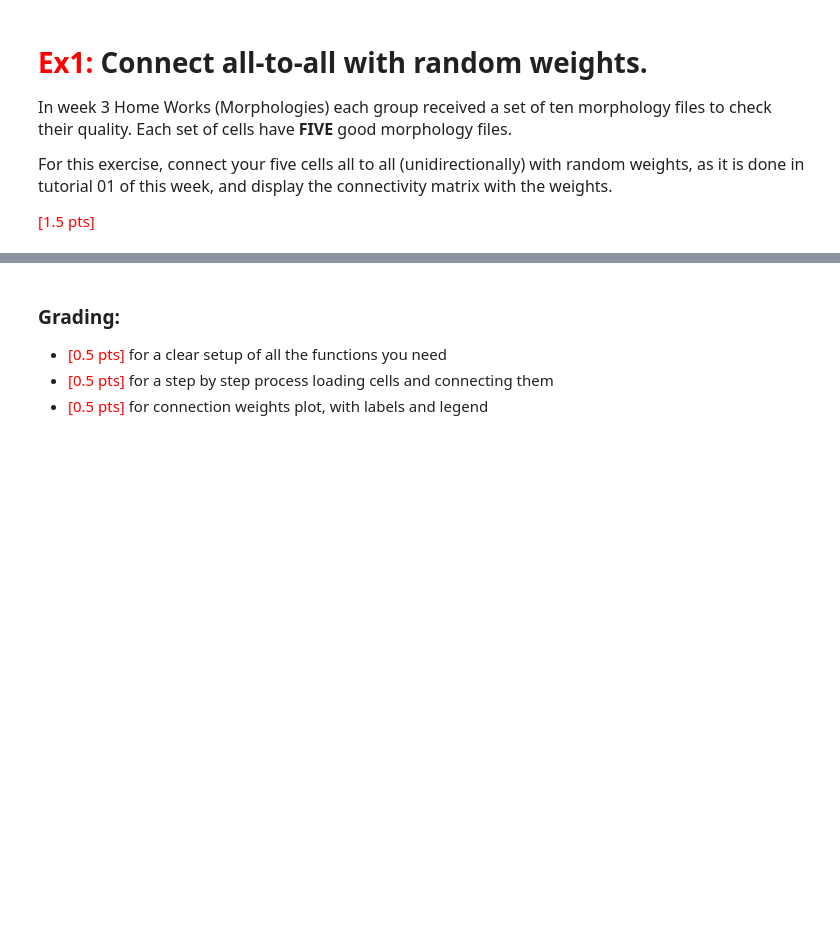
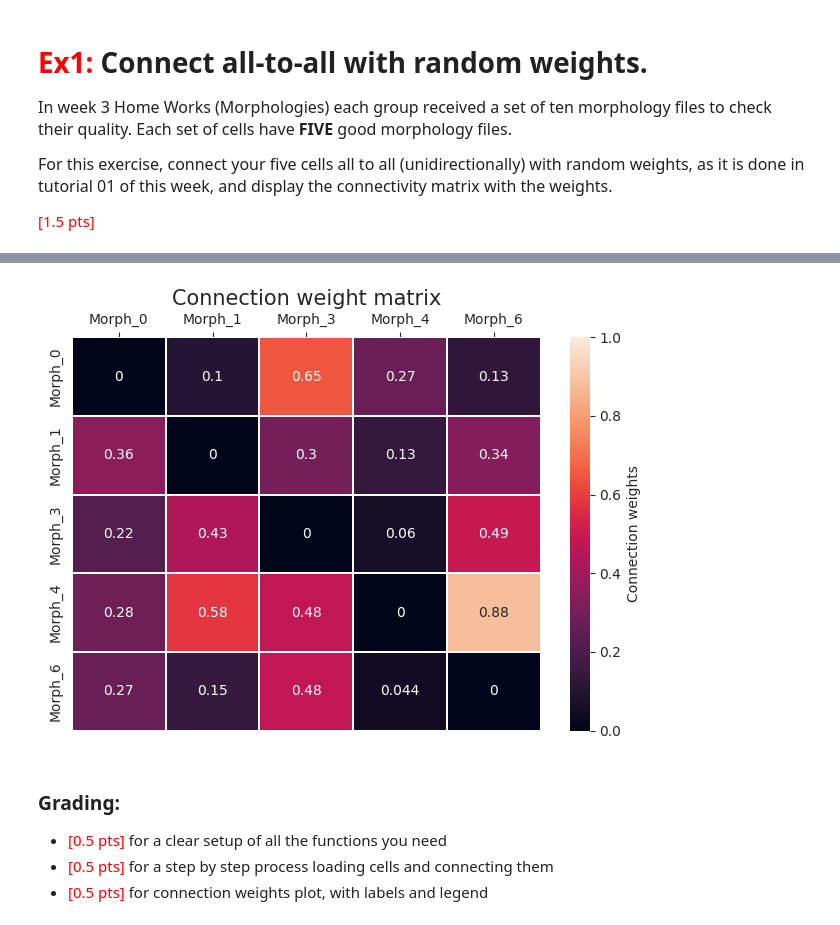
Before and after one commit to ejayromero/biophysics-NX-450, a Jupyter notebook: Week_7/Week7_HomeWork.ipynb, the cells around one changed output, grey strips where cells are left out. Saved outputs shown, nothing was run; the diff lists cells and outputs as text; code cells hidden in the pictures; blank space fills up the shorter version.

```diff
--- a/Week_7/Week7_HomeWork.ipynb
+++ b/Week_7/Week7_HomeWork.ipynb
@@ -17,0 +109,3 @@
+# %%
+for c in cells:
+    print('%s: %d basal sections, %d soma sections and %d axon senctions' % (c.name,len(c.dend), len(c.soma), len(c.axon)))
@@ -17,0 +120,7 @@
+# %%
+# returns NxN matrix of random weights in [0,1) with zero diagonal
+def random_weights(n):
+    rng = np.random.default_rng()
+    weights = rng.random((n,n))
+    np.fill_diagonal(weights,0.0)
+    return weights
@@ -17,0 +168,4 @@
+# %%
+# connecting all 5 cells
+weight_matrix = random_weights(5)
+connect_all(cells, weight_matrix)
@@ -18,3 +233,34 @@
+# %%
+def plot_heatmap(weight_mat, cell_lab):
+    """
+    Create a heatmap from a pandas DataFrame.
+
+    Parameters
+    ----------
+    weight_mat
+        A 2D numpy array of shape (N, M).
+    cell_lab
+        A list or array of length N with the cell labels
+
+    """
+    df = pd.DataFrame(weight_mat, columns= cell_lab, index= cell_lab)
+
+    plt.figure()
+    ax = sns.heatmap(df, annot=True, linewidths=0.1, vmax=1)
+    ax.xaxis.tick_top()
+    ax.set_title("Connection weight matrix", fontsize = 15)
+    ax.collections[0].colorbar.set_label("Connection weights")
+    plt.tight_layout()
+    plt.show()
+# %%
+cell_label = []
+for c in cells:
+    cell_label.append(c.name)
+cell_label
+
+plot_heatmap(weight_matrix, cell_label)
+# %% [output]
+[figure, added]
 # %% [markdown]
 ### **Grading**:
 - <font color= 'red'>[0.5 pts]</font> for a clear setup of all the functions you need
```
Also changed, not shown: parts of 14 cells of this notebook.
